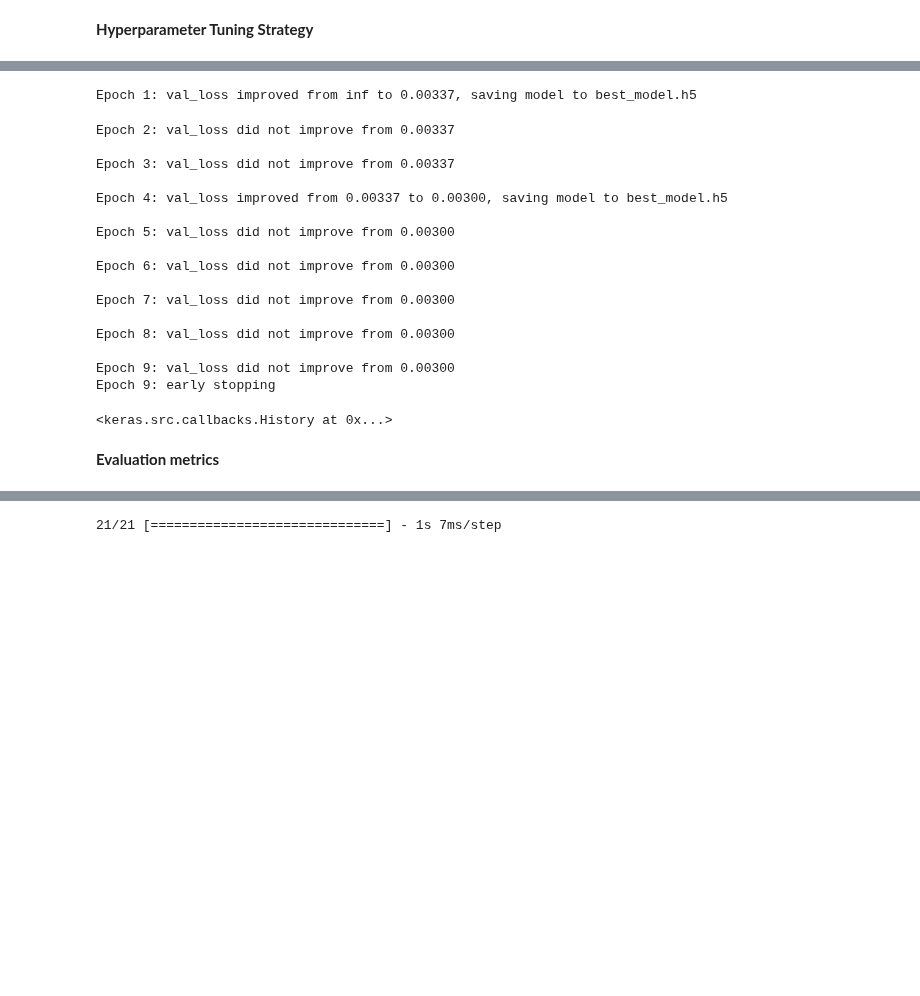
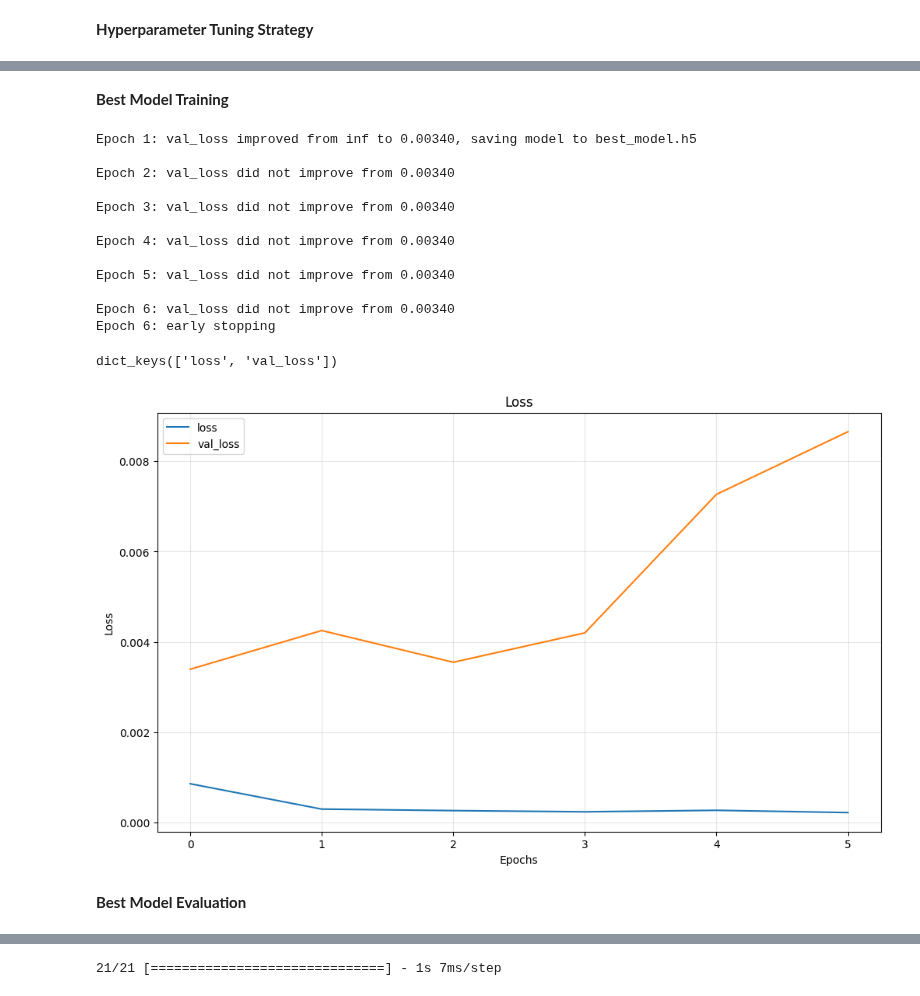
Before and after one commit to lazy-wolf/TME_6015, a Jupyter notebook: Project_Code.ipynb, the cells around one changed output, grey strips where cells are left out. Cells and saved outputs as stored; diff of their text form; code cells hidden in the pictures; blank space fills up the shorter version.

```diff
--- a/Project_Code.ipynb
+++ b/Project_Code.ipynb
@@ -444,5 +448,7 @@ Results After Tunning:
 # %%
 additional_layer, neurons, batch_size, dropout = list(hist.iloc[0, :-4])
+# %% [markdown]
+**Best Model Training**
 # %%
 model = Sequential()
 model.add(LSTM(units=neurons, return_sequences=True, input_shape=(x_train.shape[1], x_train.shape[2]), activation = "relu"))
@@ -463,28 +469,41 @@ file_path = 'best_model.h5'
 
 model_check = ModelCheckpoint(file_path, monitor='val_loss', mode='min', verbose=1, save_best_only=True)
 
-model.fit(x_train, y_train, validation_split=0.3, epochs=40, batch_size=batch_size, callbacks=[early_stop, model_check], verbose=0)
+history = model.fit(x_train, y_train, validation_split=0.3, epochs=40, batch_size=batch_size, callbacks=[early_stop, model_check], verbose=0)
 # %% [output]
-Epoch 1: val_loss improved from inf to 0.00337, saving model to best_model.h5
+Epoch 1: val_loss improved from inf to 0.00340, saving model to best_model.h5
+
+Epoch 2: val_loss did not improve from 0.00340
+
+Epoch 3: val_loss did not improve from 0.00340
+
+Epoch 4: val_loss did not improve from 0.00340
+
+Epoch 5: val_loss did not improve from 0.00340
+
+Epoch 6: val_loss did not improve from 0.00340
+Epoch 6: early stopping
-Epoch 2: val_loss did not improve from 0.00337
-
-Epoch 3: val_loss did not improve from 0.00337
-
-Epoch 4: val_loss improved from 0.00337 to 0.00300, saving model to best_model.h5
-
-Epoch 5: val_loss did not improve from 0.00300
-
-Epoch 6: val_loss did not improve from 0.00300
-
-Epoch 7: val_loss did not improve from 0.00300
-
-Epoch 8: val_loss did not improve from 0.00300
-
-Epoch 9: val_loss did not improve from 0.00300
-Epoch 9: early stopping
-<keras.src.callbacks.History at 0x...>
+# %%
+history.history.keys()
+# %% [output]
+dict_keys(['loss', 'val_loss'])
+# %%
+plt.figure(figsize=(12,7))
+
+plt.plot(history.epoch, history.history['loss'], label="loss")
+plt.plot(history.epoch, history.history['val_loss'], label="val_loss")
+
+plt.title("Loss")
+plt.xlabel("Epochs")
+plt.ylabel("Loss")
+plt.grid(alpha=0.3)
+plt.legend()
+
+plt.show()
+# %% [output]
+[figure, added]
 # %% [markdown]
-**Evaluation metrics**
+**Best Model Evaluation**
 # %%
 results = model.evaluate(x_test, y_test)
 print("test loss , test rmse :", np.round(results, 4))
```
Also changed, not shown: parts of 27 cells of this notebook.
